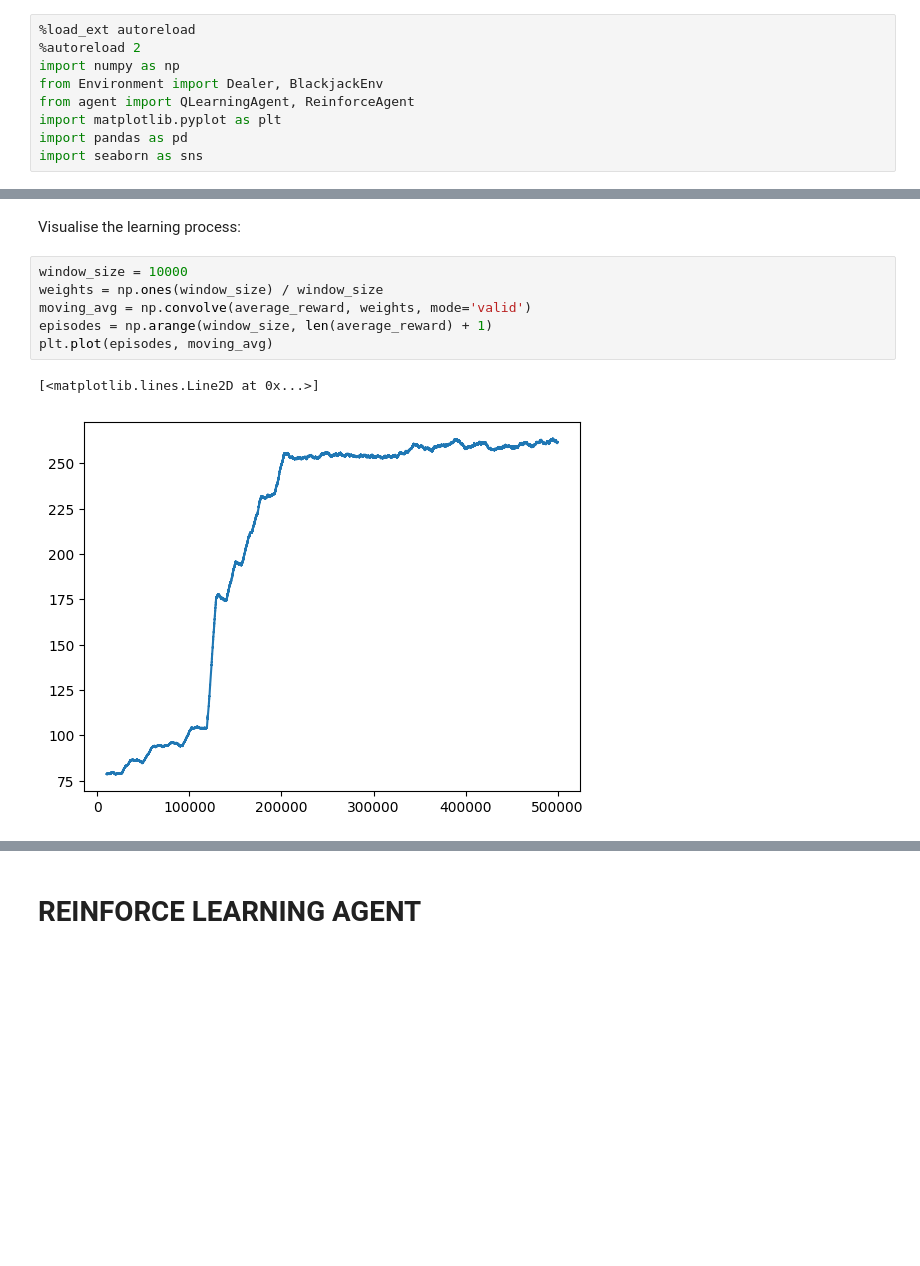
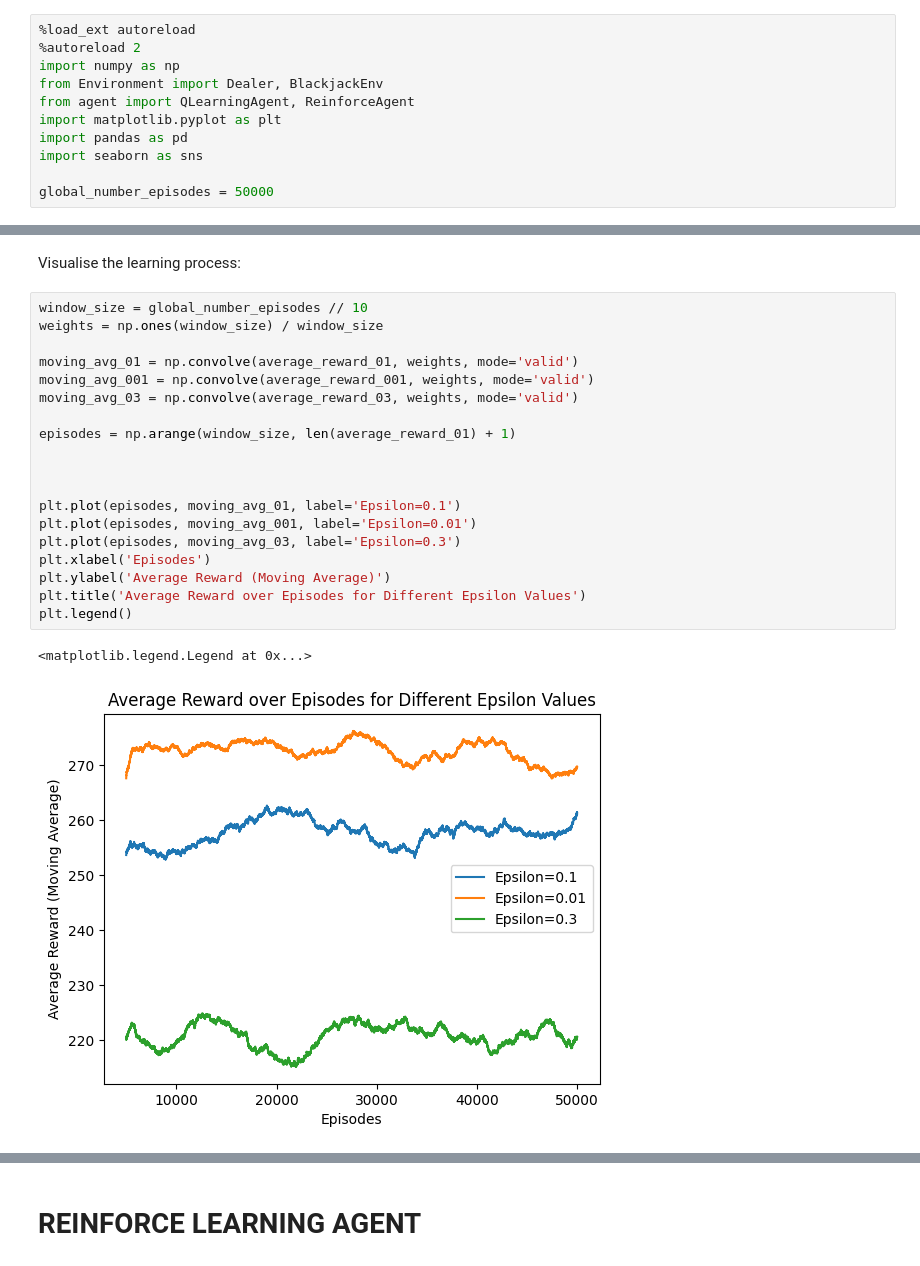
Before and after one commit to RowanEvers/MLiS-P1-blackjack, a Jupyter notebook: Test_notebook.ipynb, the cells around one changed output, grey strips where cells are left out. Cells and saved outputs as stored; diff of their text form; blank space fills up the shorter version.

Commit message:
Working Models, just need to add some more things to evaluate them, Like showing that the weights in the linear model update to count cards.

```diff
--- a/Test_notebook.ipynb
+++ b/Test_notebook.ipynb
@@ -7,3 +7,5 @@ from agent import QLearningAgent, ReinforceAgent
 import matplotlib.pyplot as plt
 import pandas as pd
 import seaborn as sns
+
+global_number_episodes = 50000
@@ -97,14 +95,27 @@ plt.show()
 # %% [markdown]
 Visualise the learning process:
 # %%
-window_size = 10000
+window_size = global_number_episodes // 10
 weights = np.ones(window_size) / window_size
-moving_avg = np.convolve(average_reward, weights, mode='valid')
-episodes = np.arange(window_size, len(average_reward) + 1)
-plt.plot(episodes, moving_avg)
+
+moving_avg_01 = np.convolve(average_reward_01, weights, mode='valid')
+moving_avg_001 = np.convolve(average_reward_001, weights, mode='valid')
+moving_avg_03 = np.convolve(average_reward_03, weights, mode='valid')
+
+episodes = np.arange(window_size, len(average_reward_01) + 1)
+
+
+
+plt.plot(episodes, moving_avg_01, label='Epsilon=0.1')
+plt.plot(episodes, moving_avg_001, label='Epsilon=0.01')
+plt.plot(episodes, moving_avg_03, label='Epsilon=0.3')
+plt.xlabel('Episodes')
+plt.ylabel('Average Reward (Moving Average)')
+plt.title('Average Reward over Episodes for Different Epsilon Values')
+plt.legend()
 # %% [output]
-[<matplotlib.lines.Line2D at 0x...>]
+<matplotlib.legend.Legend at 0x...>
-[figure, old version]
+[figure, new version]
 # %% [markdown]
 With a static epsilon, we see the reward increase jumping around and not reaching a very good level. To improve this we can introduce an epsilon decay throughout the learning process. This way the model can explore all the states often early in the training and as it learns what is effective it will explore less.
 
```
Also changed, not shown: parts of 22 cells of this notebook, 2 other files.
